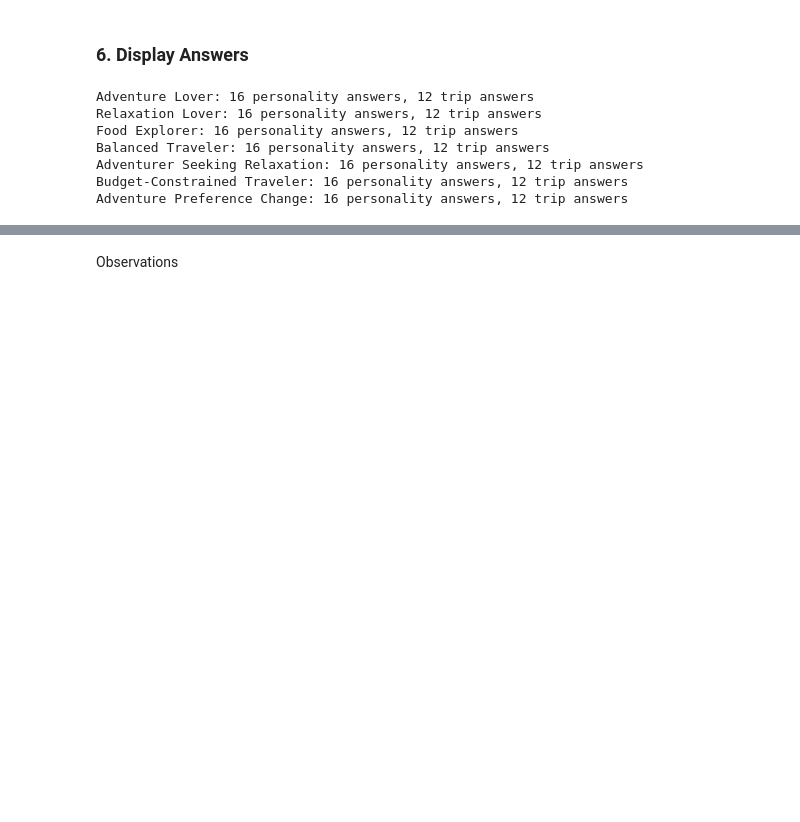
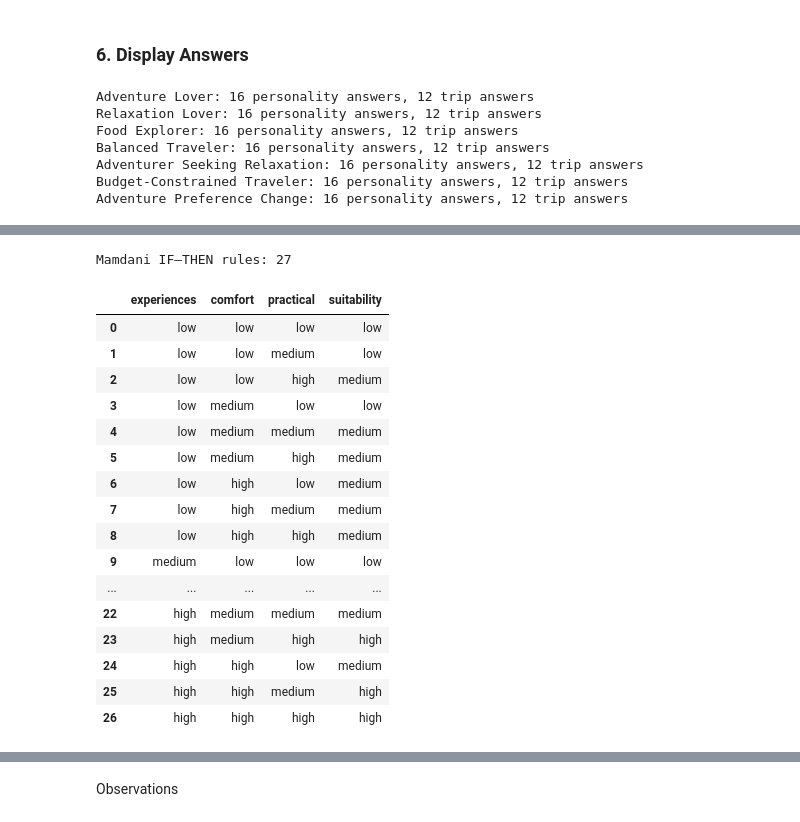
Before and after one commit to IBURTS/Fuzzy_Set_1_Projet, a Jupyter notebook: Sillage_fuzzy_model_evaluation.ipynb, the cells around one changed output, grey strips where cells are left out. Drawn from its saved outputs; the diff is of its cells as text; code cells hidden in the pictures; blank space fills up the shorter version.

```diff
--- a/Sillage_fuzzy_model_evaluation.ipynb
+++ b/Sillage_fuzzy_model_evaluation.ipynb
@@ -511,0 +794,45 @@ hello world
+# %%
+# Two rules written explicitly, in the course style.
+rule_all_high=ctrl.Rule(experiences['high'] & comfort['high'] & practical['high'],
+                        suitability['high'],label='all_high')
+rule_all_low=ctrl.Rule(experiences['low'] & comfort['low'] & practical['low'],
+                       suitability['low'],label='all_low')
+
+levels=('low','medium','high')
+rule_list=[rule_all_high,rule_all_low]
+rule_table=[]
+for e,c,p in itertools.product(range(3),repeat=3):
+    result=int(np.floor((e+c+p)/3+0.5))
+    if p==0:
+        result=min(result,1)
+    rule_table.append({'experiences':levels[e], 'comfort':levels[c],
+                       'practical':levels[p], 'suitability':levels[result]})
+    if (e,c,p) in ((2,2,2),(0,0,0)):
+        continue
+    rule_list.append(ctrl.Rule(
+        experiences[levels[e]] & comfort[levels[c]] & practical[levels[p]],
+        suitability[levels[result]],
+        label=f'exp_{levels[e]}_comfort_{levels[c]}_practical_{levels[p]}'))
+assert len(rule_list)==27
+sillage_ctrl=ctrl.ControlSystem(rule_list)
+print('Mamdani IF–THEN rules:',len(rule_list))
+display(pd.DataFrame(rule_table))
+# %% [output]
+Mamdani IF–THEN rules: 27
+|  | experiences | comfort | practical | suitability |
+| 0 | low | low | low | low |
+| 1 | low | low | medium | low |
+| 2 | low | low | high | medium |
+| 3 | low | medium | low | low |
+| 4 | low | medium | medium | medium |
+| 5 | low | medium | high | medium |
+| 6 | low | high | low | medium |
+| 7 | low | high | medium | medium |
+| 8 | low | high | high | medium |
+| 9 | medium | low | low | low |
+| ... | ... | ... | ... | ... |
+| 22 | high | medium | medium | medium |
+| 23 | high | medium | high | high |
+| 24 | high | high | low | medium |
+| 25 | high | high | medium | high |
+| 26 | high | high | high | high |
```
Also changed, not shown: parts of 16 cells of this notebook, 2 other files.
